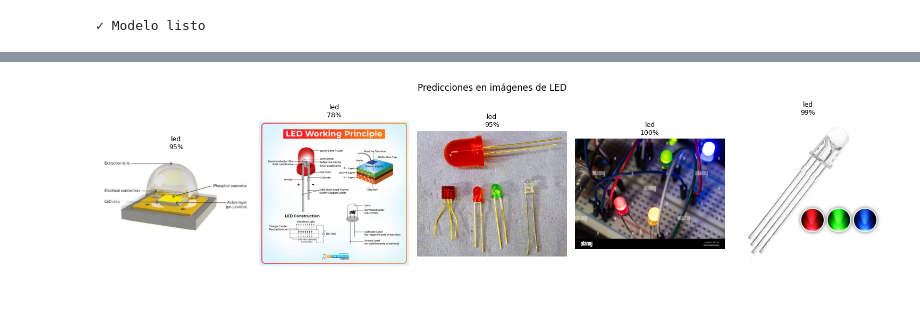
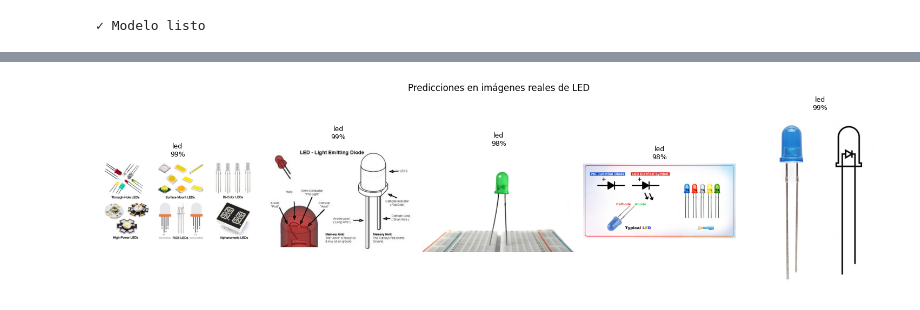
Before and after one commit to MariaLuna15/electronic-components-ml, a Jupyter notebook: 02_modelo.ipynb, the cells around one changed output, grey strips where cells are left out. Cells and saved outputs as stored; diff of their text form; code cells hidden in the pictures.

```diff
--- a/02_modelo.ipynb
+++ b/02_modelo.ipynb
@@ -320,20 +320,42 @@ Confianza:  68.4%
 # %%
-# Probar varias imágenes y ver cuáles son fotos reales
-imagenes_prueba = ['000072.jpg', '000003.jpg', '000059.jpg', '000018.jpg', '000055.jpg']
+import os
+from PIL import Image
+import matplotlib.pyplot as plt
+import numpy as np
 
-fig, axes = plt.subplots(1, 5, figsize=(15, 4))
+# 1. Obtener la ruta de la carpeta de LEDs en test
+carpeta_leds = '/home/maria-luna/dataset/test/led/'
+
+# 2. Leer automáticamente los archivos reales que hay dentro de la carpeta
+archivos_reales = sorted(os.listdir(carpeta_leds))
+# Filtrar para asegurarnos de que solo agarre archivos de imagen (.jpg, .jpeg, .png)
+imagenes_reales = [f for f in archivos_reales if f.lower().endswith(('.jpg', '.jpeg', '.png'))]
+
+# 3. Tomar las primeras 5 imágenes que existan en TU carpeta
+imagenes_prueba = imagenes_reales[:5]
+
+# Validar si tienes al menos 5 imágenes para mostrar
+if len(imagenes_prueba) < 5:
+    print(f"⚠️ Nota: Solo se encontraron {len(imagenes_prueba)} imágenes en la carpeta.")
+    fig, axes = plt.subplots(1, len(imagenes_prueba), figsize=(15, 4))
+    if len(imagenes_prueba) == 1: axes = [axes] # Asegurar que sea iterable si es solo una
+else:
+    fig, axes = plt.subplots(1, 5, figsize=(15, 4))
+
+# 4. Hacer las predicciones y graficar
 for i, fname in enumerate(imagenes_prueba):
-    ruta = f'/home/maria-luna/dataset/test/led/{fname}'
+    ruta = os.path.join(carpeta_leds, fname)
     img = Image.open(ruta).convert('RGB')
     pred = mejor_modelo.predict(np.expand_dims(np.array(img.resize((224,224)), dtype=np.float32), axis=0), verbose=0)
     clase_pred = clases[np.argmax(pred)]
     confianza = np.max(pred) * 100
+
     axes[i].imshow(img)
     axes[i].set_title(f'{clase_pred}\n{confianza:.0f}%', fontsize=9)
     axes[i].axis('off')
 
-plt.suptitle('Predicciones en imágenes de LED', fontsize=12)
+plt.suptitle('Predicciones en imágenes reales de LED', fontsize=12)
 plt.tight_layout()
 plt.show()
 # %% [output]
-[figure, old version]
+[figure, new version]
```
Also changed, not shown: parts of 8 cells of this notebook, 6 other files.
